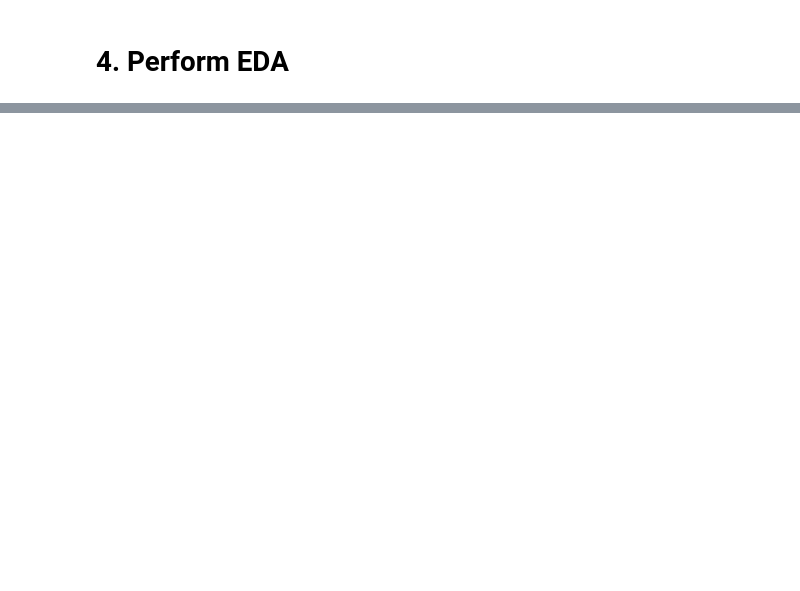
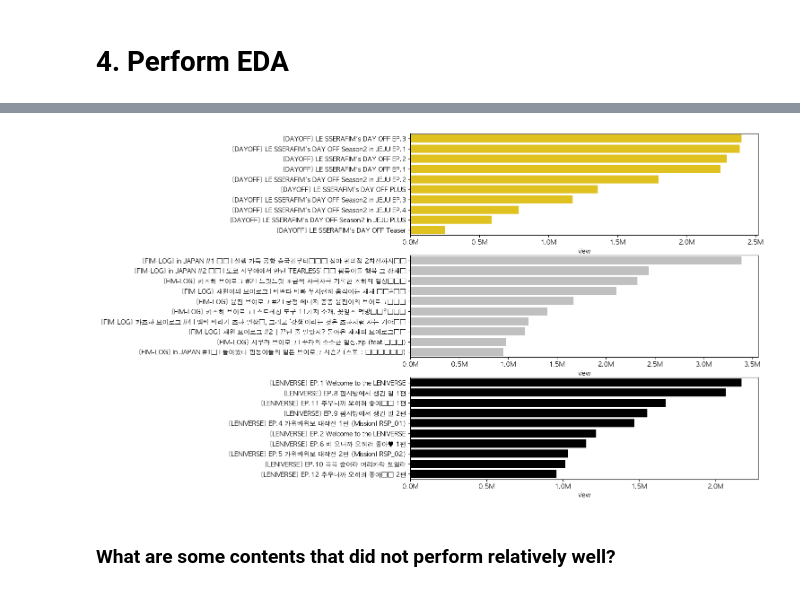
Before and after one commit to tomyeo88/lesserafim_YT_analysis, a Jupyter notebook: ls_ch_pjt.ipynb, the cells around one changed output, grey strips where cells are left out. Cells and saved outputs as stored; diff of their text form; code cells hidden in the pictures; blank space fills up the shorter version.

```diff
--- a/ls_ch_pjt.ipynb
+++ b/ls_ch_pjt.ipynb
@@ -547,0 +681,27 @@ comments.head()
+# %%
+# Get separate df for each original series
+dayoff = video_stat.query('content_format == "DAYOFF"').sort_values(by='view', ascending=False).head(10)
+fimlog = video_stat.query('content_format == "FIM-LOG"').sort_values(by='view', ascending=False).head(10)
+leniverse = video_stat.query('content_format == "LENIVERSE"').sort_values(by='view', ascending=False).head(10)
+# %%
+# Get top 10 titles for each series
+f, ax = plt.subplots(3,1, figsize=(10,10))
+sns.barplot(x= 'view', y= 'title', data=dayoff, ax=ax[0], color='gold')
+sns.barplot(x= 'view', y= 'title', data=fimlog, ax=ax[1], color='silver')
+sns.barplot(x= 'view', y= 'title', data=leniverse, ax=ax[2], color='black')
+
+# Format x-axis value to millions
+ax[0].xaxis.set_major_formatter(formatter_m)
+ax[1].xaxis.set_major_formatter(formatter_m)
+ax[2].xaxis.set_major_formatter(formatter_m)
+
+# Omit y axis label
+ax[0].set_ylabel('')
+ax[1].set_ylabel('')
+ax[2].set_ylabel('')
+
+plt.show()
+# %% [output]
+[figure, added]
+# %% [markdown]
+### What are some contents that did not perform relatively well?
```
Also changed, not shown: parts of 65 cells of this notebook, 1 other file.
